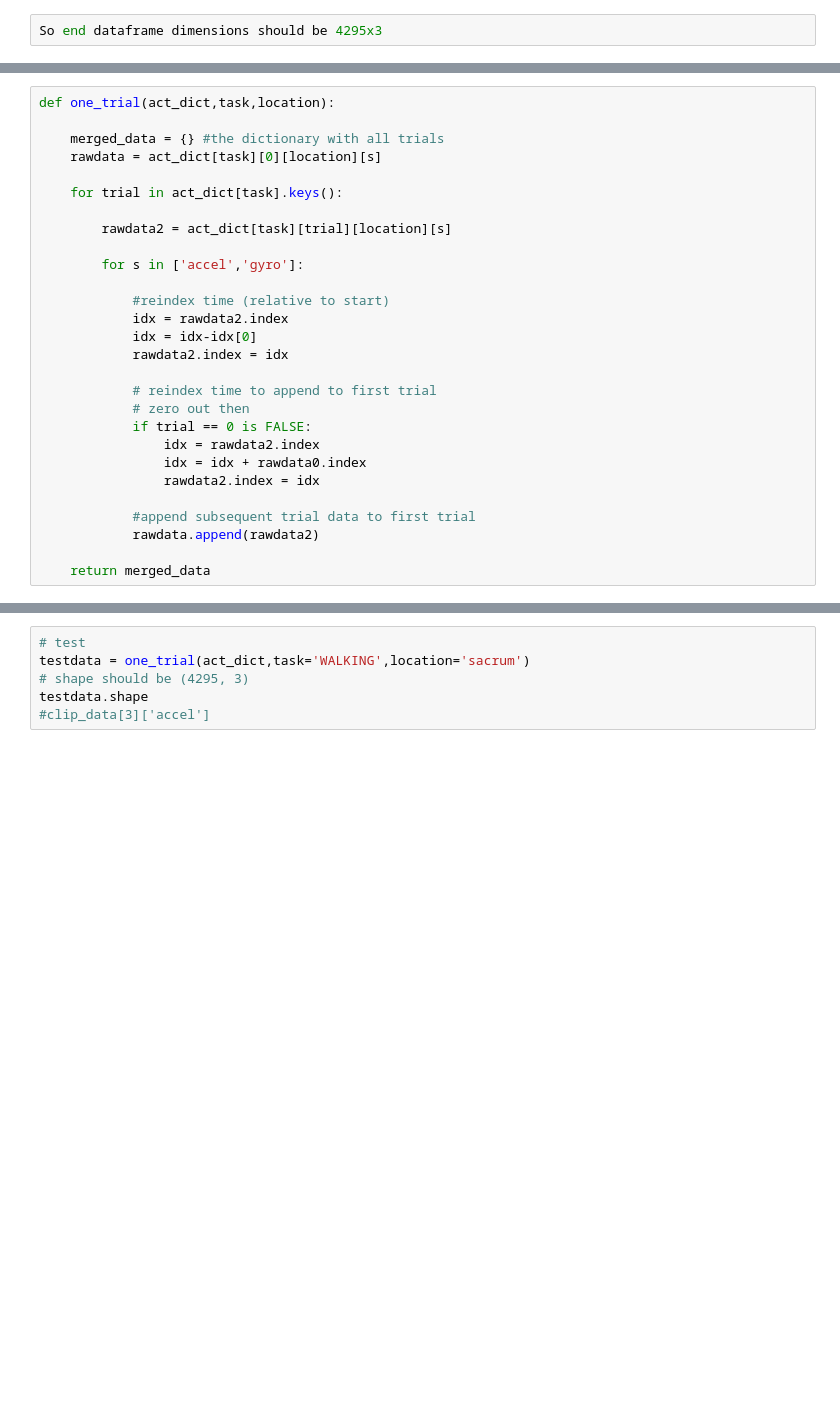
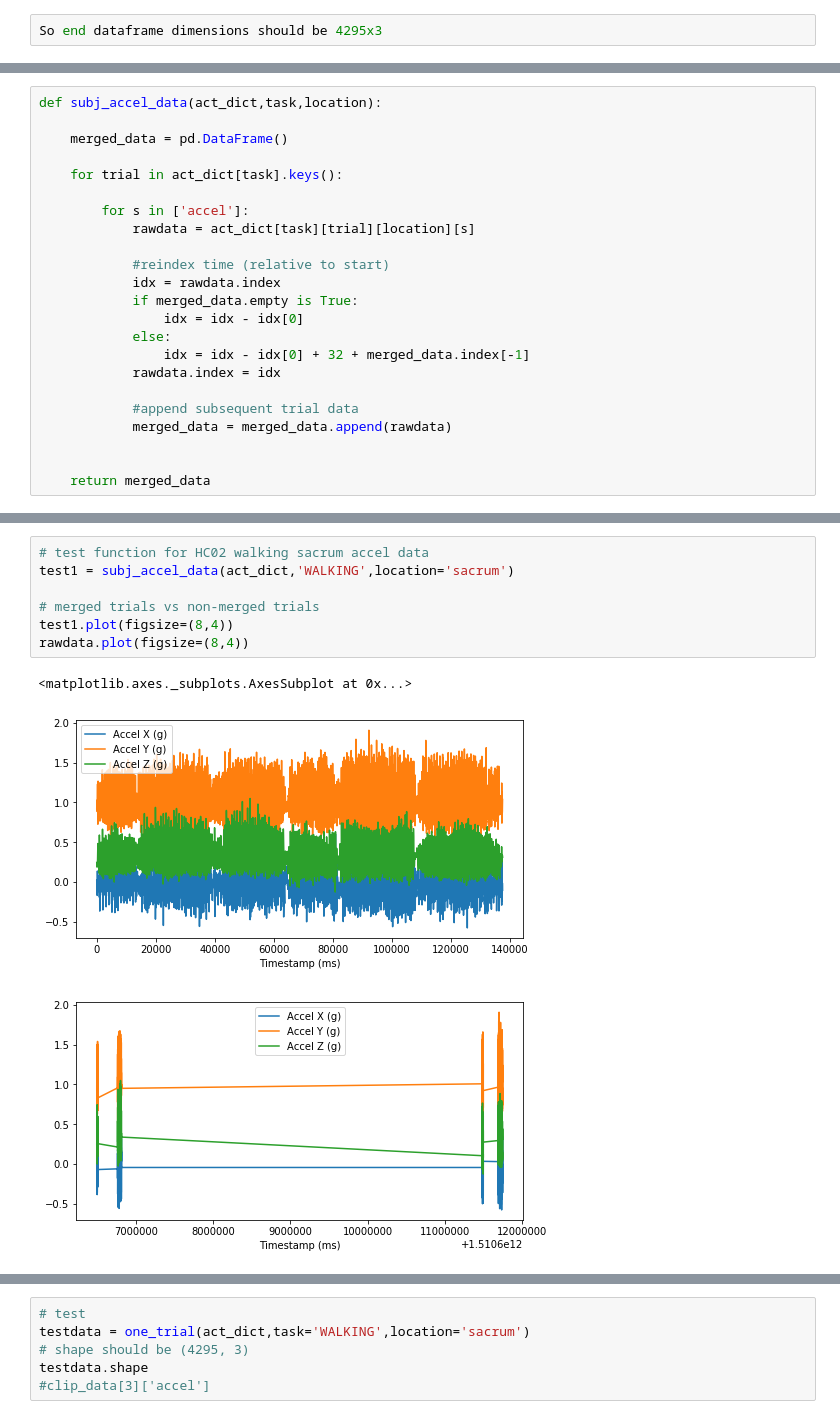
Before and after one commit to kamshee/activity-recognition-process, a Jupyter notebook: HC02 features.ipynb, the cells around one changed output, grey strips where cells are left out. Saved outputs shown, nothing was run; the diff lists cells and outputs as text; blank space fills up the shorter version.

```diff
--- a/HC02 features.ipynb
+++ b/HC02 features.ipynb
@@ -482,28 +495,23 @@ So end dataframe dimensions should be 4295x3
 # %%
-def one_trial(act_dict,task,location):
+def subj_accel_data(act_dict,task,location):
 
-    merged_data = {} #the dictionary with all trials
-    rawdata = act_dict[task][0][location][s]
+    merged_data = pd.DataFrame()
 
     for trial in act_dict[task].keys():
 
-        rawdata2 = act_dict[task][trial][location][s]
-
-        for s in ['accel','gyro']:
+        for s in ['accel']:
+            rawdata = act_dict[task][trial][location][s]
 
             #reindex time (relative to start)
-            idx = rawdata2.index
-            idx = idx-idx[0]
-            rawdata2.index = idx
+            idx = rawdata.index
+            if merged_data.empty is True:
+                idx = idx - idx[0]
+            else:
+                idx = idx - idx[0] + 32 + merged_data.index[-1]
+            rawdata.index = idx
 
-            # reindex time to append to first trial
-            # zero out then
-            if trial == 0 is FALSE:
-                idx = rawdata2.index
-                idx = idx + rawdata0.index
-                rawdata2.index = idx
+            #append subsequent trial data
+            merged_data = merged_data.append(rawdata)
 
-            #append subsequent trial data to first trial
-            rawdata.append(rawdata2)
 
     return merged_data
@@ -509,0 +541,11 @@ def one_trial(act_dict,task,location):
+# %%
+# test function for HC02 walking sacrum accel data
+test1 = subj_accel_data(act_dict,'WALKING',location='sacrum')
+
+# merged trials vs non-merged trials
+test1.plot(figsize=(8,4))
+rawdata.plot(figsize=(8,4))
+# %% [output]
+<matplotlib.axes._subplots.AxesSubplot at 0x...>
+[figure, added]
+[figure, added]
```
Also changed, not shown: parts of 30 cells of this notebook.
